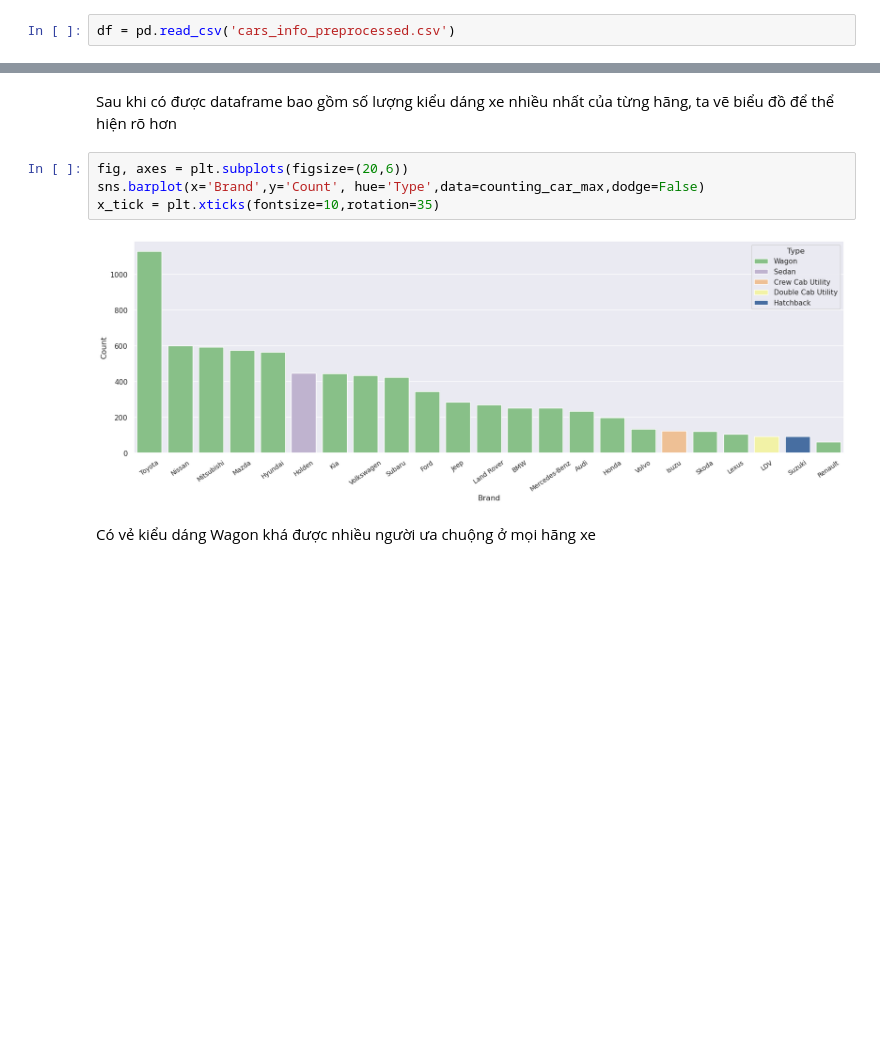
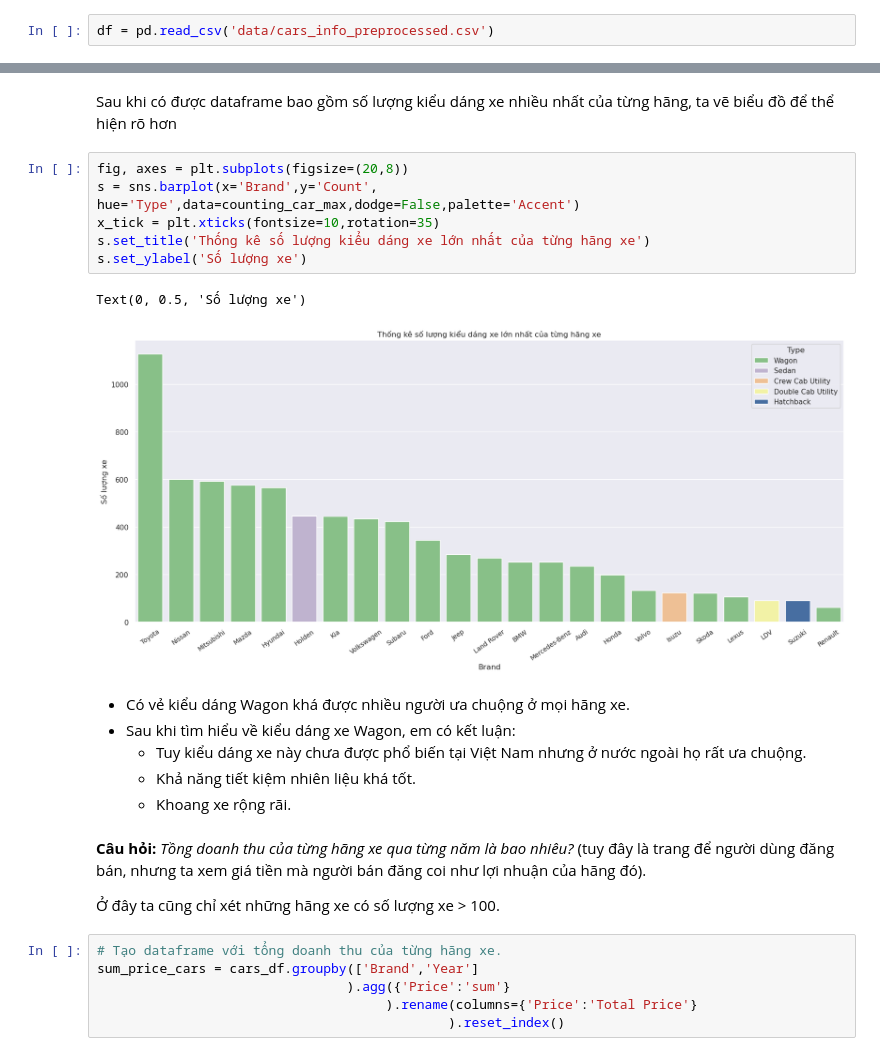
Before and after one commit to huukhoa2112/NMKHDL-Project1, a Jupyter notebook: car_visualization_khoa.ipynb, the cells around one changed output, grey strips where cells are left out. Drawn from its saved outputs; the diff is of its cells as text; blank space fills up the shorter version.

Commit message:
update data visualization

```diff
--- a/car_visualization_khoa.ipynb
+++ b/car_visualization_khoa.ipynb
@@ -9,7 +9,7 @@ sns.set_theme()
 import warnings
 warnings.simplefilter('ignore')
 # %%
-df = pd.read_csv('cars_info_preprocessed.csv')
+df = pd.read_csv('data/cars_info_preprocessed.csv')
 # %% [markdown]
 **Câu hỏi:** *Kiểu dáng xe nào mà người dùng ưa thích nhất của từng hãng xe* (chỉ xét các hãng xe có số lượng xe > 100)
 # %%
@@ -43,10 +44,27 @@ counting_car_max = counting_car_max.sort_values('Count',ascending=False)
 # %% [markdown]
 Sau khi có được dataframe bao gồm số lượng kiểu dáng xe nhiều nhất của từng hãng, ta vẽ biểu đồ để thể hiện rõ hơn
 # %%
-fig, axes = plt.subplots(figsize=(20,6))
-sns.barplot(x='Brand',y='Count', hue='Type',data=counting_car_max,dodge=False)
+fig, axes = plt.subplots(figsize=(20,8))
+s = sns.barplot(x='Brand',y='Count', hue='Type',data=counting_car_max,dodge=False,palette='Accent')
 x_tick = plt.xticks(fontsize=10,rotation=35)
+s.set_title('Thống kê số lượng kiểu dáng xe lớn nhất của từng hãng xe')
+s.set_ylabel('Số lượng xe')
 # %% [output]
+Text(0, 0.5, 'Số lượng xe')
-[figure, old version]
+[figure, new version]
 # %% [markdown]
-Có vẻ kiểu dáng Wagon khá được nhiều người ưa chuộng ở mọi hãng xe
+- Có vẻ kiểu dáng Wagon khá được nhiều người ưa chuộng ở mọi hãng xe.
+- Sau khi tìm hiểu về kiểu dáng xe Wagon, em có kết luận:
+    - Tuy kiểu dáng xe này chưa được phổ biến tại Việt Nam nhưng ở nước ngoài họ rất ưa chuộng.
+    - Khả năng tiết kiệm nhiên liệu khá tốt.
+    - Khoang xe rộng rãi.
+# %% [markdown]
+**Câu hỏi:** *Tồng doanh thu của từng hãng xe qua từng năm là bao nhiêu?* (tuy đây là trang để người dùng đăng bán, nhưng ta xem giá tiền mà người bán đăng coi như lợi nhuận của hãng đó).
+
+Ở đây ta cũng chỉ xét những hãng xe có số lượng xe > 100.
+# %%
+# Tạo dataframe với tổng doanh thu của từng hãng xe.
+sum_price_cars = cars_df.groupby(['Brand','Year']
+                                ).agg({'Price':'sum'}
+                                     ).rename(columns={'Price':'Total Price'}
+                                             ).reset_index()
```
Also changed, not shown: parts of 4 cells of this notebook.
